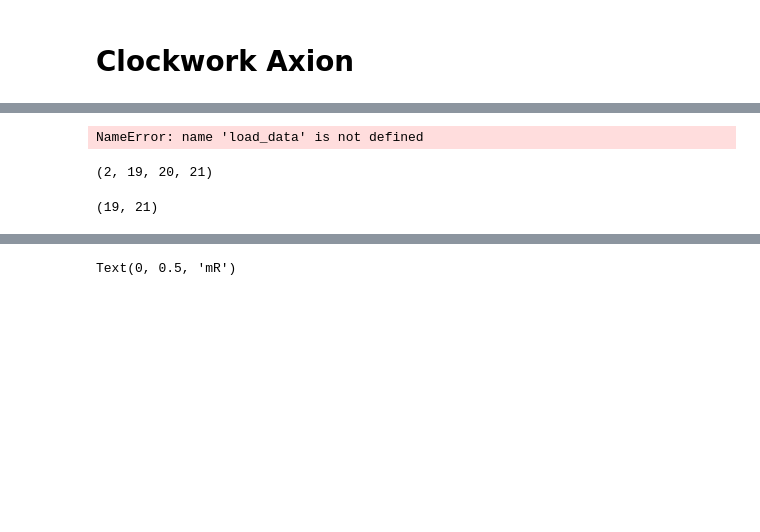
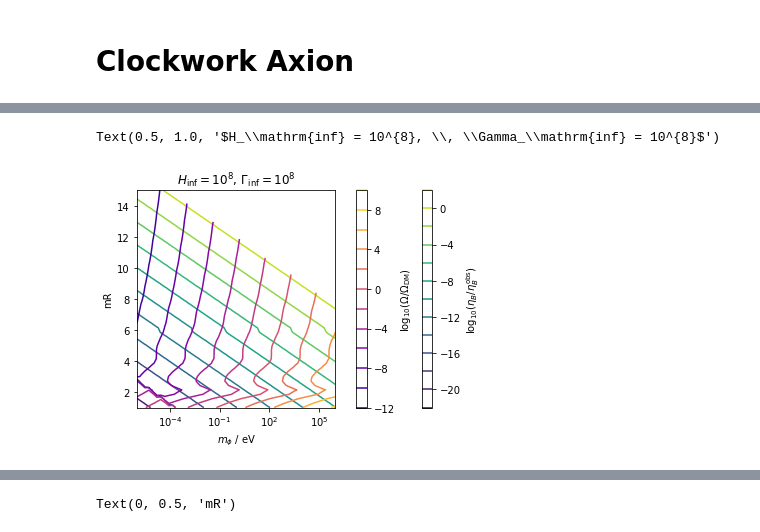
Before and after one commit to anna-jana/masters-project, a Jupyter notebook: transport_eq_in_time/clockwork_axion.ipynb, the cells around one changed output, grey strips where cells are left out. Saved outputs shown, nothing was run; the diff lists cells and outputs as text; code cells hidden in the pictures; blank space fills up the shorter version.

```diff
--- a/transport_eq_in_time/clockwork_axion.ipynb
+++ b/transport_eq_in_time/clockwork_axion.ipynb
@@ -21,12 +10,27 @@
-# %%
-load_data("clockwork_mR_vs_mphi", 1)
-# %% [output]
-NameError: name 'load_data' is not defined
-# %%
-eta_B.shape
-# %% [output]
-(2, 19, 20, 21)
-# %%
-eta_B[i, :, j, :].shape
-# %% [output]
-(19, 21)
+# %%
+data = load_data("clockwork_mR_vs_mphi", 1)
+
+eta_B = data["eta"][0, 0, ...]
+Omega_h_sq = data["Omega_h_sq"][0, 0, ...]
+m_phi = data["m_phi"]
+Gamma_inf = data["Gamma_inf"][0]
+mR = data["mR"]
+H_inf = data["H_inf"][0]
+
+plt.figure()
+contour1 = plt.contour(m_phi * 1e9, mR, np.log10(eta_B / eta_B_observed), levels=10, cmap="viridis", linestyles="-")
+cbar1 = plt.colorbar(pad=0.08)
+cbar1.set_label(r"$\log_{10}(\eta_B / \eta^\mathrm{obs}_B)$")
+
+contour2 = plt.contour(m_phi * 1e9, mR, np.log(Omega_h_sq / Omega_DM_h_sq), levels=10, cmap="plasma", linestyles="-")
+cbar2 = plt.colorbar(pad=0.08)
+cbar2.set_label(r"$\log_{10}(\Omega / \Omega_\mathrm{DM})$")
+
+plt.xscale("log")
+plt.xlabel(r"$m_\phi$ / eV")
+plt.ylabel("mR")
+plt.title(f"$H_\\mathrm{{inf}} = {latex_exponential_notation(H_inf, 2)}, \\, " +
+          f"\\Gamma_\\mathrm{{inf}} = {latex_exponential_notation(Gamma_inf, 2)}$")
+# %% [output]
+Text(0.5, 1.0, '$H_\\mathrm{inf} = 10^{8}, \\, \\Gamma_\\mathrm{inf} = 10^{8}$')
+[figure, added]
```
Also changed, not shown: parts of 9 cells of this notebook, 4 other files.
